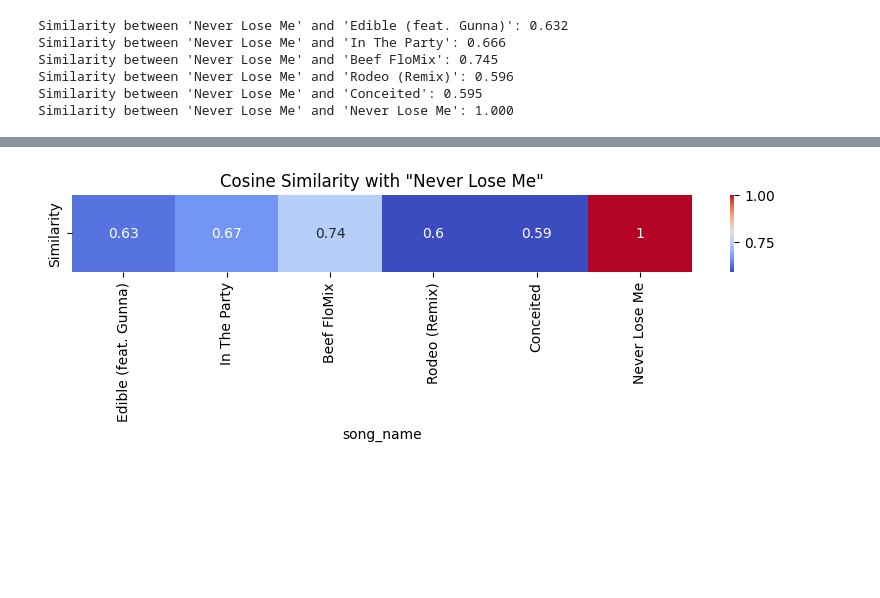
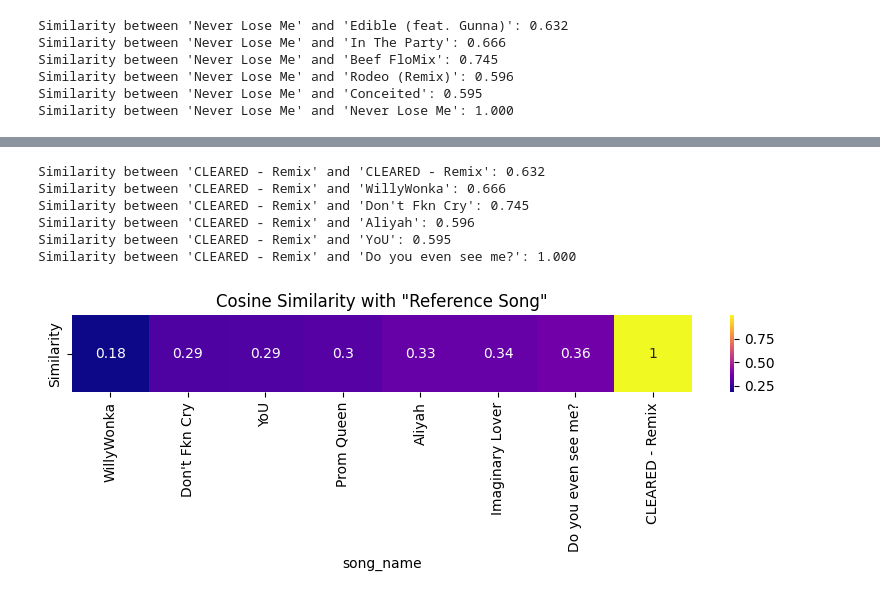
Before and after one commit to audrey-yip/CS315-Final-Project, a Jupyter notebook: data-analysis/intra_clustering_artists.ipynb, the cells around one changed output, grey strips where cells are left out. Saved outputs shown, nothing was run; the diff lists cells and outputs as text; code cells hidden in the pictures; blank space fills up the shorter version.

```diff
--- a/data-analysis/intra_clustering_artists.ipynb
+++ b/data-analysis/intra_clustering_artists.ipynb
@@ -360,0 +360,3 @@ Similarity between 'Never Lose Me' and 'Never Lose Me': 1.000
+# %%
+Lil_data = df[df['artist'] == 'Lilithzplug']
+Lil_data
@@ -361,9 +373,35 @@ Similarity between 'Never Lose Me' and 'Never Lose Me': 1.000
+# %%
+index_viral = Lil_data[Lil_data['song_name'] == 'CLEARED - Remix'].index[0]
+
+viral_embedding = Lil_data.loc[index_viral, 'use_embeddings']
+
+similarities2 = cosine_similarity([viral_embedding], Lil_data['use_embeddings'].tolist())[0]
+
+# Print the similarity scores with the corresponding song names for clarity
+for i, similarity in enumerate(similarities):
+    song_name = Lil_data.iloc[i]['song_name']
+    print(f"Similarity between 'CLEARED - Remix' and '{song_name}': {similarity:.3f}")
+# %% [output]
+Similarity between 'CLEARED - Remix' and 'CLEARED - Remix': 0.632
+Similarity between 'CLEARED - Remix' and 'WillyWonka': 0.666
+Similarity between 'CLEARED - Remix' and 'Don't Fkn Cry': 0.745
+Similarity between 'CLEARED - Remix' and 'Aliyah': 0.596
+Similarity between 'CLEARED - Remix' and 'YoU': 0.595
+Similarity between 'CLEARED - Remix' and 'Do you even see me?': 1.000
 # %%
-similarity_df = pd.DataFrame(similarities.reshape(1, -1), columns=flo_milli_data['song_name'], index=['Similarity'])
+similarity_df = pd.DataFrame(similarities2.reshape(1, -1), columns=Lil_data['song_name'], index=['Similarity'])
 
-plt.figure(figsize=(10, 1))
-sns.heatmap(similarity_df, annot=True, cmap="coolwarm", cbar=True)
-plt.title('Cosine Similarity with "Never Lose Me"')
+similarity_df = similarity_df.T
+
+similarity_df = similarity_df.sort_values(by='Similarity', ascending=True)
+
+# Transpose it back to the original form
+similarity_df = similarity_df.T
+
+# Plotting the sorted heatmap
+plt.figure(figsize=(10, 1))  # Adjust the figure size as necessary
+sns.heatmap(similarity_df, annot=True, cmap="plasma", cbar=True)
+plt.title('Cosine Similarity with "Reference Song"')
 plt.show()
 # %% [output]
-[figure, old version]
+[figure, new version]
```
Also changed, not shown: parts of 20 cells of this notebook, 1 other file.
